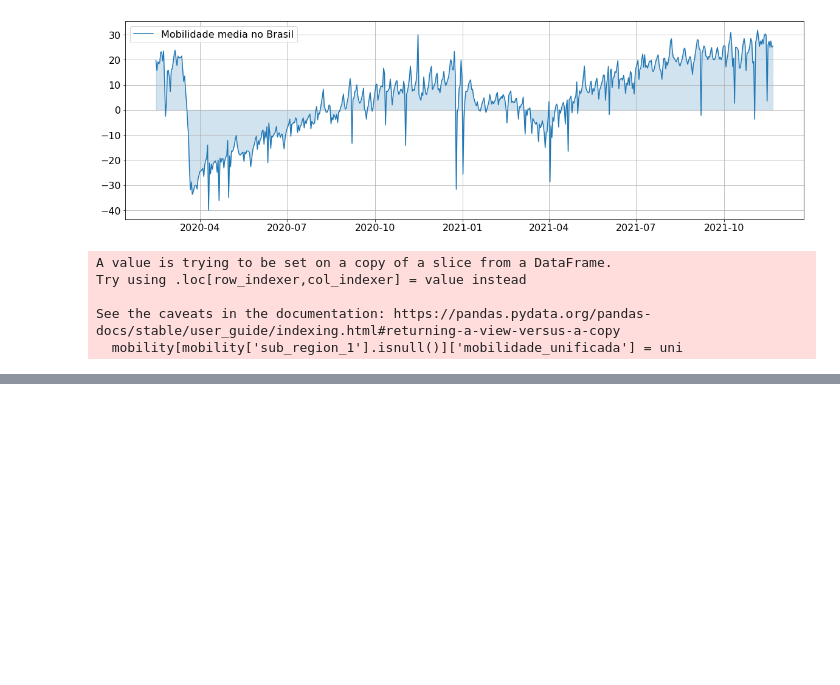
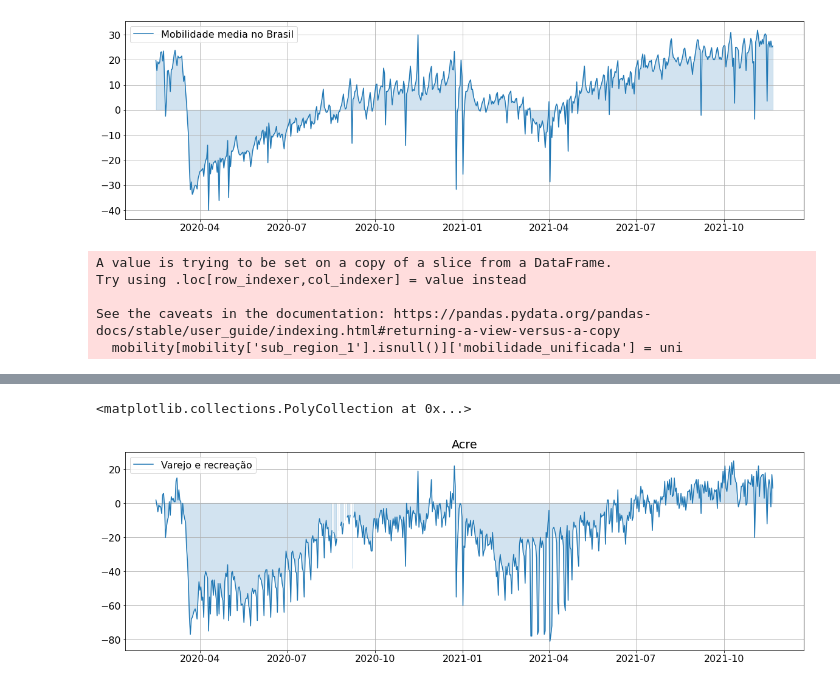
Before and after one commit to PAMepi/PAMepi_scripts_datalake, a Jupyter notebook: Data Description/Google mobility.ipynb, the cells around one changed output, grey strips where cells are left out. Saved outputs shown, nothing was run; the diff lists cells and outputs as text; code cells hidden in the pictures; blank space fills up the shorter version.

Commit message:
analise google mobility

```diff
--- a/Data Description/Google mobility.ipynb
+++ b/Data Description/Google mobility.ipynb
@@ -127,0 +141,4 @@ mobility[mobility['sub_region_1'].isnull()].to_excel('/Users/julianeoliveira/Dow
+# %%
+data = mobility[mobility['sub_region_1']=='State of Acre']
+# %%
+data = data[data['sub_region_2'].isnull()]
@@ -127,0 +161,32 @@ mobility[mobility['sub_region_1'].isnull()].to_excel('/Users/julianeoliveira/Dow
+# %%
+l1 = ['grocery_and_pharmacy_percent_change_from_baseline',       'parks_percent_change_from_baseline',
+ 'transit_stations_percent_change_from_baseline',     'workplaces_percent_change_from_baseline',
+      'residential_percent_change_from_baseline', 'retail_and_recreation_percent_change_from_baseline']
+
+l2 = ['Supermercados e drogarias','Parques','Transito e estações','Local de trabalho','Residencias',
+      'Varejo e recreação']
+
+s = l1[5]
+lab = l2[5]
+
+fig, ax1 = plt.subplots(nrows=1, figsize=(20,6), sharex=True, sharey=False)
+
+# Set general font size
+plt.rcParams['font.size'] = '16'
+
+# Set tick font size
+for label in (ax1.get_xticklabels() + ax1.get_yticklabels()):
+    label.set_fontsize(16)
+
+plt.subplots_adjust(wspace=1.5)
+
+langs = pd.to_datetime(data['date'])
+
+ax1.plot(langs,data[s],label=lab,color='C0')
+ax1.legend()
+ax1.set_title('Acre')
+ax1.grid()
+ax1.fill_between(langs, data[s], color = 'C0',alpha=0.2)
+# %% [output]
+<matplotlib.collections.PolyCollection at 0x...>
+[figure, added]
```
Also changed, not shown: parts of 5 cells of this notebook.
